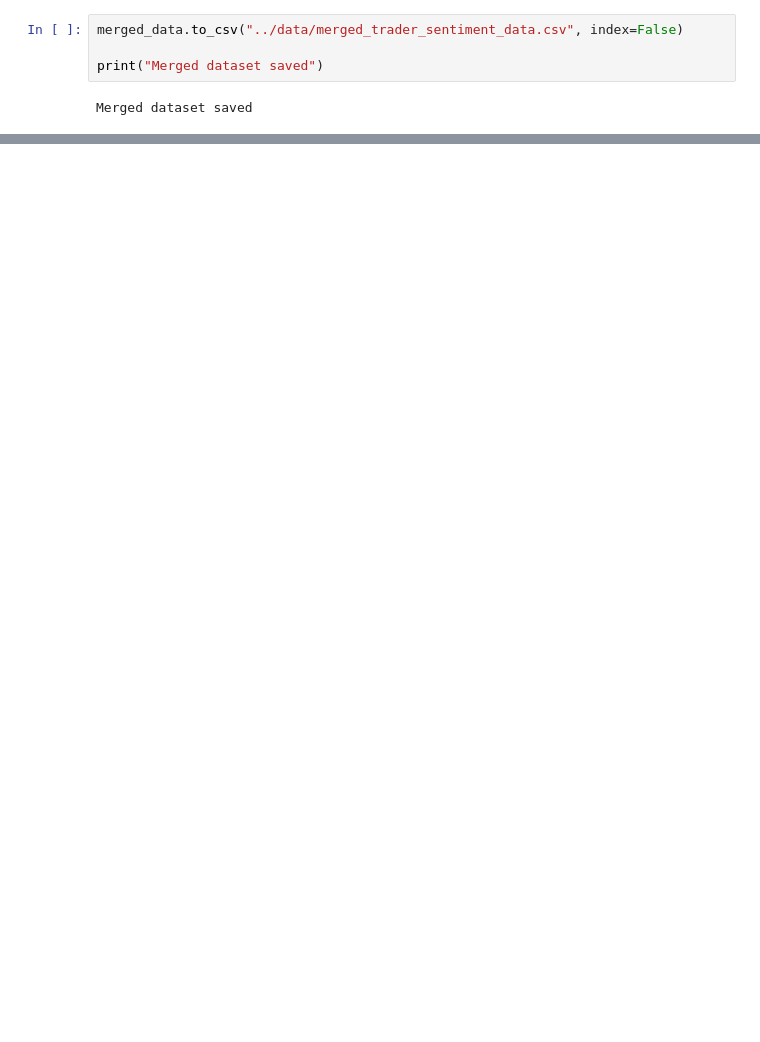
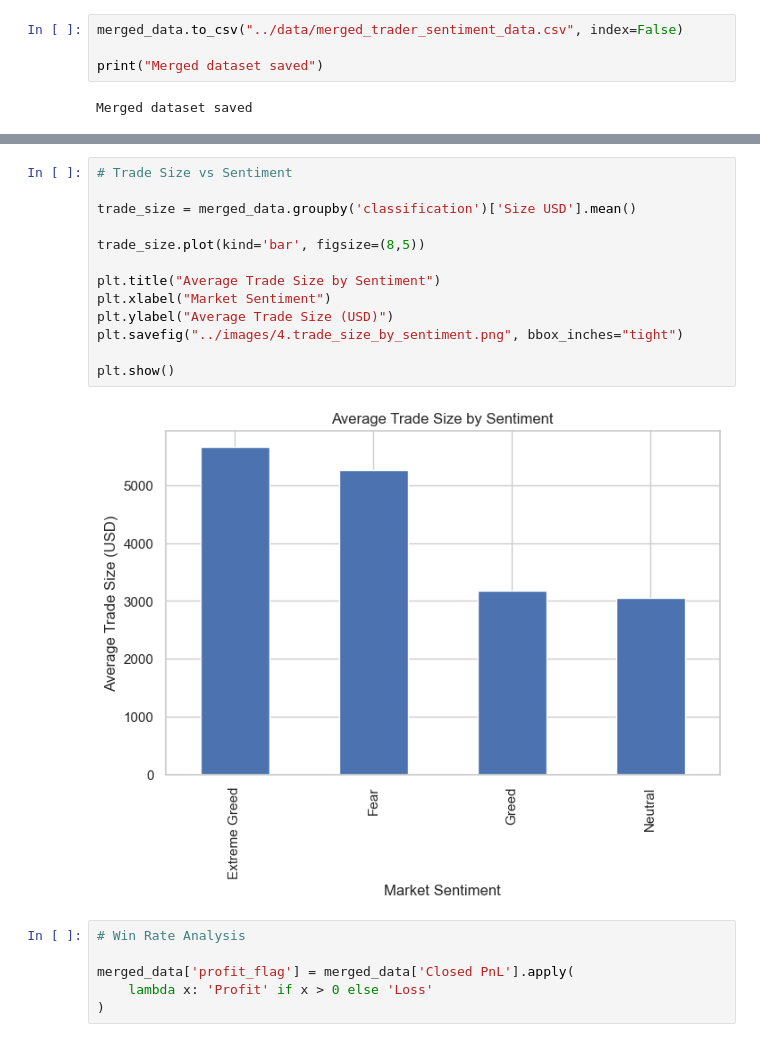
Before and after one commit to Arunendra21/Trader-Sentiment-Analysis, a Jupyter notebook: notebook/main.ipynb, the cells around one changed output, grey strips where cells are left out. Saved outputs shown, nothing was run; the diff lists cells and outputs as text; blank space fills up the shorter version.

Commit message:
Update notebook with final analysis and insights

```diff
--- a/notebook/main.ipynb
+++ b/notebook/main.ipynb
@@ -266,0 +337,21 @@ Merged dataset saved
+# %%
+# Trade Size vs Sentiment
+
+trade_size = merged_data.groupby('classification')['Size USD'].mean()
+
+trade_size.plot(kind='bar', figsize=(8,5))
+
+plt.title("Average Trade Size by Sentiment")
+plt.xlabel("Market Sentiment")
+plt.ylabel("Average Trade Size (USD)")
+plt.savefig("../images/4.trade_size_by_sentiment.png", bbox_inches="tight")
+
+plt.show()
+# %% [output]
+[figure, added]
+# %%
+# Win Rate Analysis
+
+merged_data['profit_flag'] = merged_data['Closed PnL'].apply(
+    lambda x: 'Profit' if x > 0 else 'Loss'
+)
```
Also changed, not shown: parts of 22 cells of this notebook.
